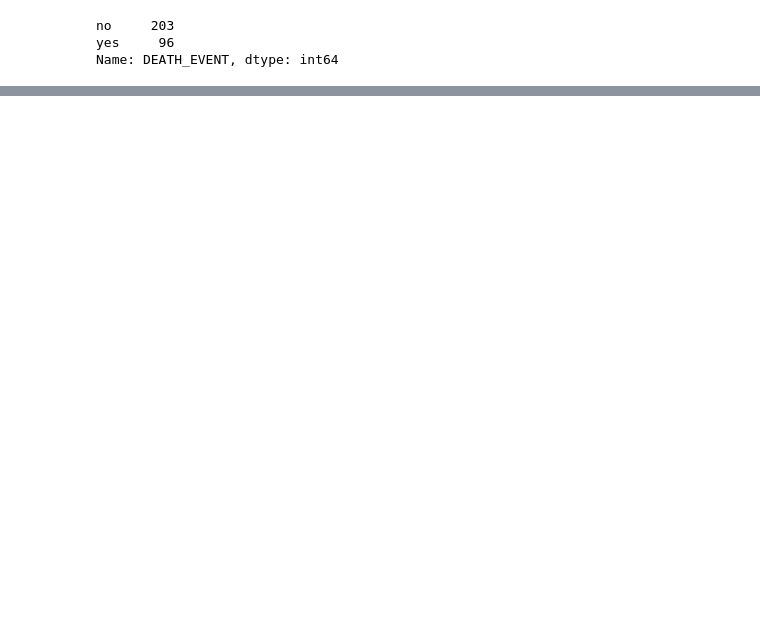
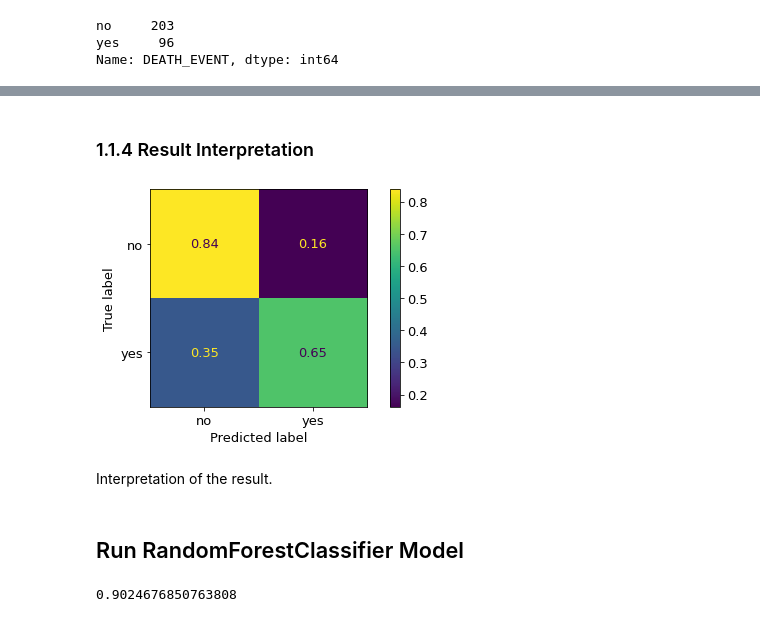
Before and after one commit to mdrkb/mlcamp, a Jupyter notebook: 07-midterm-project/notebook.ipynb, the cells around one changed output, grey strips where cells are left out. Drawn from its saved outputs; the diff is of its cells as text; code cells hidden in the pictures; blank space fills up the shorter version.

```diff
--- a/07-midterm-project/notebook.ipynb
+++ b/07-midterm-project/notebook.ipynb
@@ -128,0 +189,4 @@ Name: DEATH_EVENT, dtype: int64
+# %%
+# Train the model with test dataset using default parameters
+dt = DecisionTreeClassifier(random_state=1)
+dt.fit(X_train, y_train)
@@ -128,0 +283,19 @@ Name: DEATH_EVENT, dtype: int64
+# %% [markdown]
+### 1.1.4 Result Interpretation
+# %%
+ConfusionMatrixDisplay.from_estimator(dt, X_val, y_val, normalize="true")
+plt.show()
+# %% [output]
+[figure, added]
+# %% [markdown]
+Interpretation of the result.
+# %% [markdown]
+## Run RandomForestClassifier Model
+# %%
+rf = RandomForestClassifier(random_state=1)
+rf.fit(X_train, y_train)
+
+y_pred = rf.predict_proba(X_val)[:, 1]
+roc_auc_score(y_val, y_pred)
+# %% [output]
+0.9024676850763808
```
Also changed, not shown: parts of 22 cells of this notebook.
